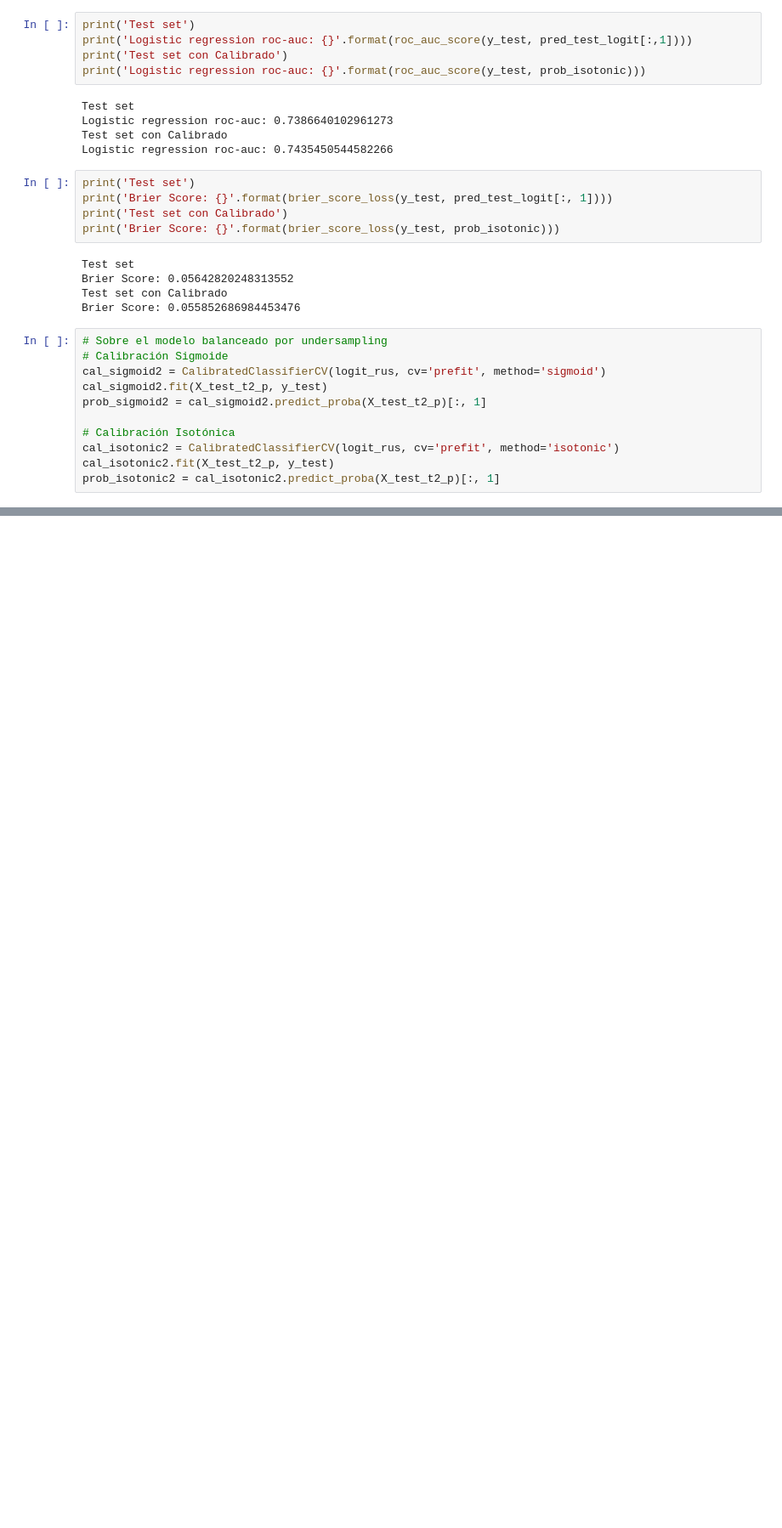
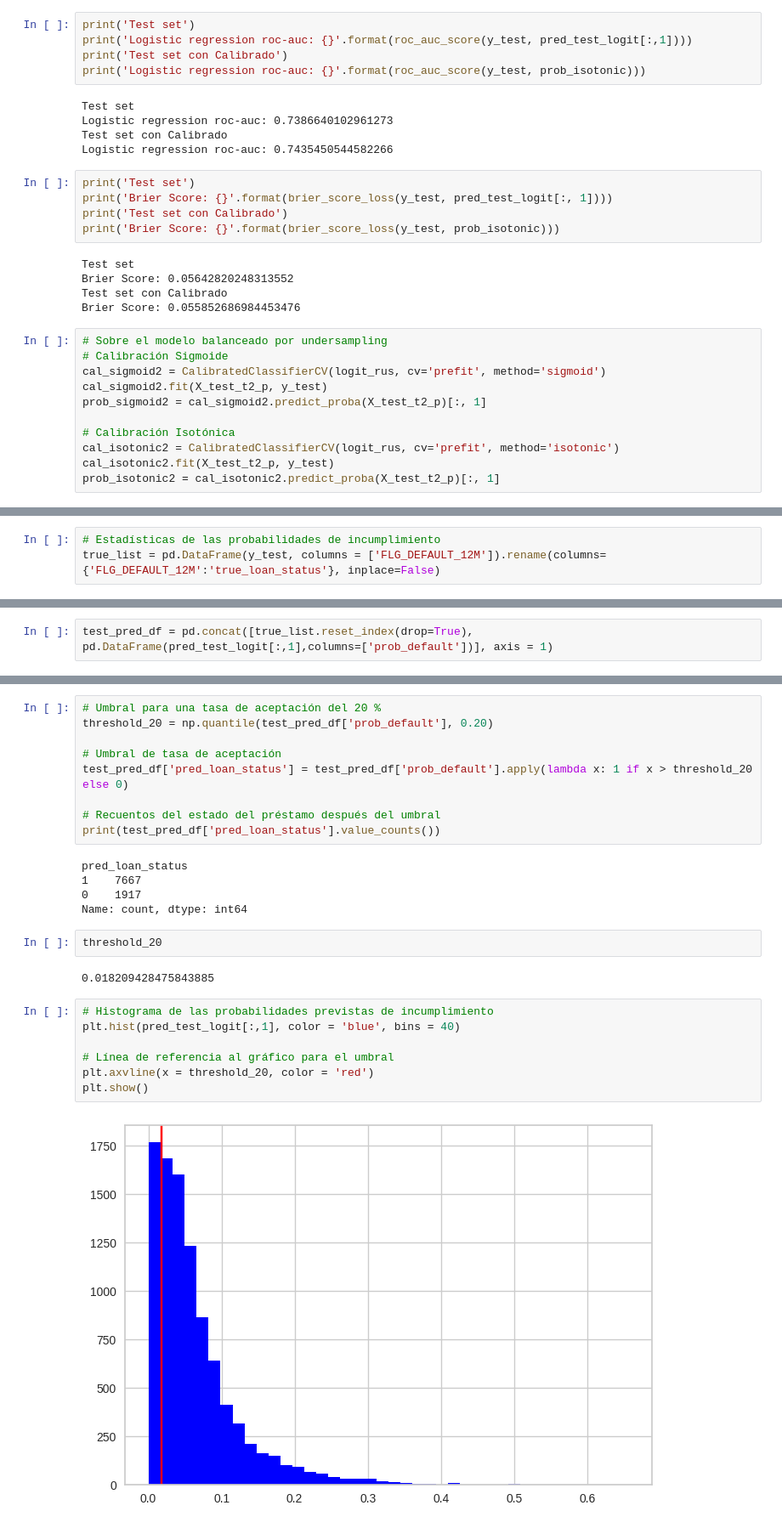
Before and after one commit to jpantojaj/CreditScoring, a Jupyter notebook: Sesión_6_11_Desarrollo_Calibracion_Validación_Modelo.ipynb, the cells around one changed output, grey strips where cells are left out. Shown at 85% size. Drawn from its saved outputs; the diff is of its cells as text; blank space fills up the shorter version.

```diff
--- a/Sesión_6_11_Desarrollo_Calibracion_Validación_Modelo.ipynb
+++ b/Sesión_6_11_Desarrollo_Calibracion_Validación_Modelo.ipynb
@@ -2150,0 +2173,3 @@ Brier Score: 0.056062457838190596
+# %%
+# Estadísticas de las probabilidades de incumplimiento
+true_list = pd.DataFrame(y_test, columns = ['FLG_DEFAULT_12M']).rename(columns={'FLG_DEFAULT_12M':'true_loan_status'}, inplace=False)
@@ -2150,0 +2180,2 @@ Brier Score: 0.056062457838190596
+# %%
+test_pred_df = pd.concat([true_list.reset_index(drop=True), pd.DataFrame(pred_test_logit[:,1],columns=['prob_default'])], axis = 1)
@@ -2150,0 +2194,27 @@ Brier Score: 0.056062457838190596
+# %%
+# Umbral para una tasa de aceptación del 20 %
+threshold_20 = np.quantile(test_pred_df['prob_default'], 0.20)
+
+# Umbral de tasa de aceptación
+test_pred_df['pred_loan_status'] = test_pred_df['prob_default'].apply(lambda x: 1 if x > threshold_20 else 0)
+
+# Recuentos del estado del préstamo después del umbral
+print(test_pred_df['pred_loan_status'].value_counts())
+# %% [output]
+pred_loan_status
+1    7667
+0    1917
+Name: count, dtype: int64
+# %%
+threshold_20
+# %% [output]
+0.018209428475843885
+# %%
+# Histograma de las probabilidades previstas de incumplimiento
+plt.hist(pred_test_logit[:,1], color = 'blue', bins = 40)
+
+# Línea de referencia al gráfico para el umbral
+plt.axvline(x = threshold_20, color = 'red')
+plt.show()
+# %% [output]
+[figure, added]
```
Also changed, not shown: parts of 52 cells of this notebook.
